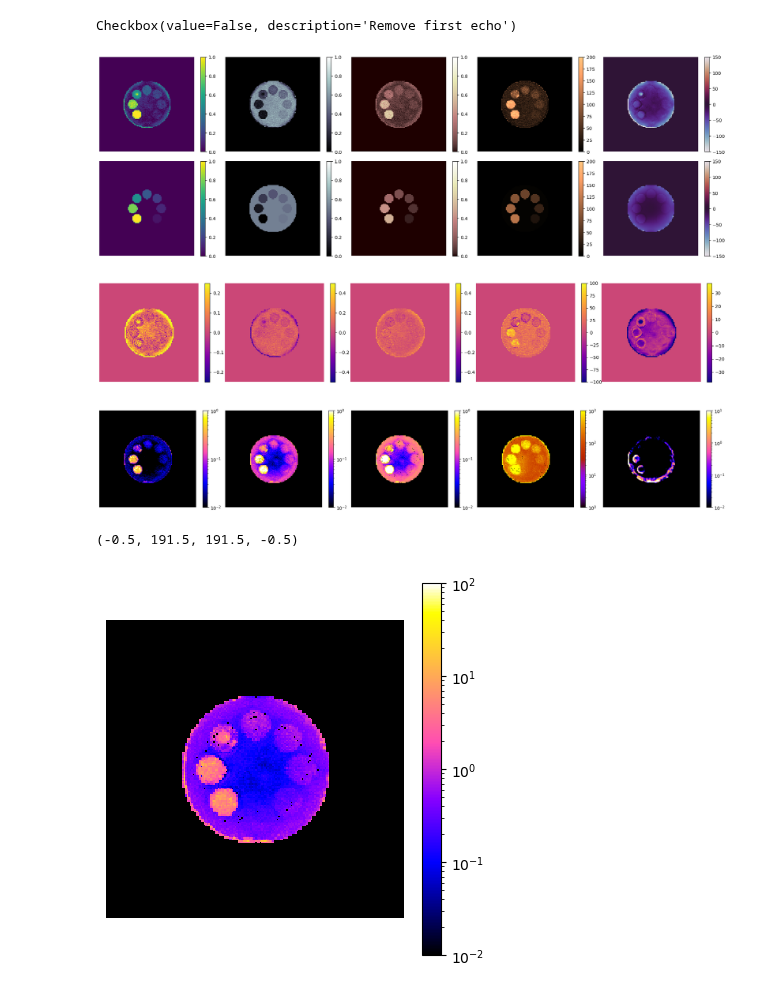
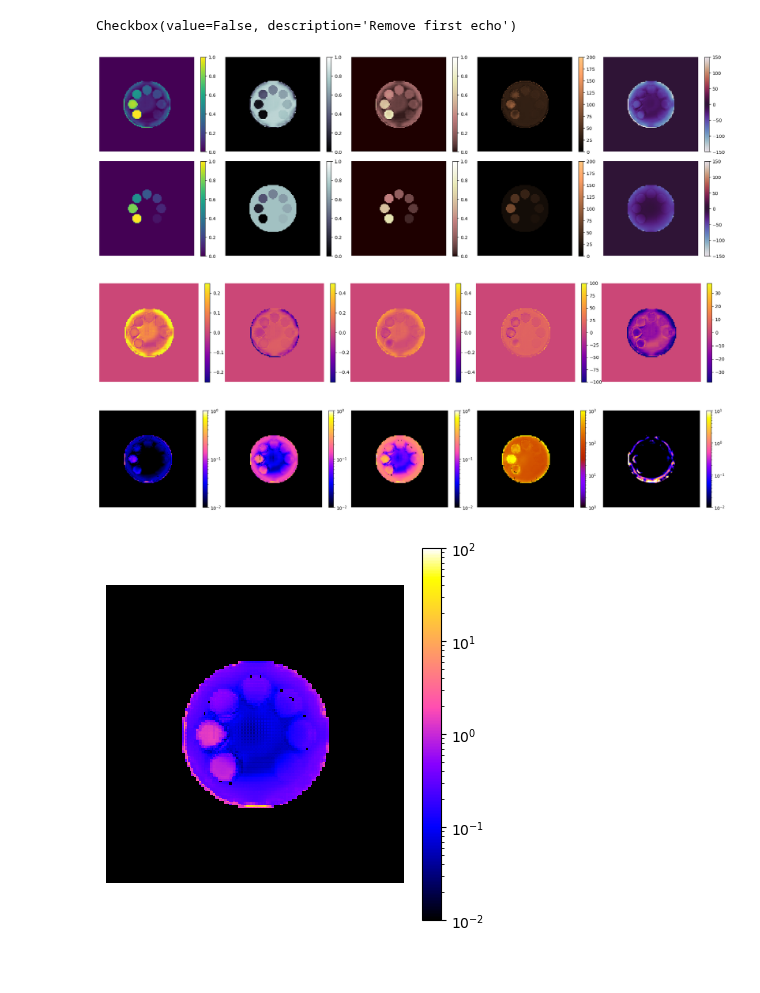
Before and after one commit to jpmeneses/IDEAL-GAN, a Jupyter notebook: ROI_phantom.ipynb, the cells around one changed output. Saved outputs shown, nothing was run; the diff lists cells and outputs as text; code cells hidden in the pictures.

```diff
--- a/ROI_phantom.ipynb
+++ b/ROI_phantom.ipynb
@@ -23,7 +23,7 @@ from itertools import cycle
 ############################################################
 # dataset_dir = '../MATLAB/waterFatSignalPhantom/data_out/'
 dataset_dir = '../../OneDrive - Universidad Católica de Chile/Documents/MATLAB/waterFatSignalPhantom/data_out/'
-dataset_hdf5_1 = 'phantom_SNR10.hdf5'
+dataset_hdf5_1 = 'mod_phantom_SNR99.hdf5'
 
 ############################################################
 ################### LOAD DATASET 1 #########################
@@ -311,7 +311,7 @@ ax8.axis('off')
 plt.subplots_adjust(top=1,bottom=0,right=1,left=0,hspace=0.1,wspace=0)
 plt.show()
 # %% [output]
-[figure, old version]
+[figure, new version]
 # %%
 # DISPLAY ERROR (4 OUTPUTS)
 fig_err, (ix0,ix1,ix2,ix3,ix4) = plt.subplots(figsize=(19, 3), nrows=1, ncols=5)
@@ -351,7 +351,7 @@ ix4.axis('off')
 plt.subplots_adjust(top=1,bottom=0,right=1,left=0,hspace=0.1,wspace=0)
 plt.show()
 # %% [output]
-[figure, old version]
+[figure, new version]
 # %%
 from matplotlib.colors import LogNorm
 
@@ -387,18 +387,18 @@ if A2B_var is not None: #bayesian
     plt.subplots_adjust(top=1,bottom=0,right=1,left=0,hspace=0.1,wspace=0)
     plt.show()
 # %% [output]
-[figure, old version]
+[figure, new version]
 # %%
-PDFF_var = F_var/(f_aux**2 + 1e-8)
-PDFF_var -= 2 * WF_var / (f_aux*(w_aux+f_aux) + 1e-12)
-PDFF_var += (W_var + F_var + 2*WF_var)/(w_aux + f_aux + 1e-12)
-PDFF_var *= f_aux**2 / (w_aux+f_aux + 1e-6)**2 #[W_var,WF_var,F_var]
-PDFF_var[PDFF_var<=0.0] = 1e-2
+if A2B_var is not None: #bayesian
+    PDFF_var = F_var/(f_aux**2 + 1e-8)
+    PDFF_var -= 2 * WF_var / (f_aux*(w_aux+f_aux) + 1e-12)
+    PDFF_var += (W_var + F_var + 2*WF_var)/(w_aux + f_aux + 1e-12)
+    PDFF_var *= f_aux**2 / (w_aux+f_aux + 1e-6)**2 #[W_var,WF_var,F_var]
+    PDFF_var[PDFF_var<=0.0] = 1e-2
 
-plt.matshow(PDFF_var, cmap='gnuplot2', norm=LogNorm(vmin=1e-2,vmax=1e2))
-plt.colorbar()
-plt.axis('off')
+    plt.matshow(PDFF_var, cmap='gnuplot2', norm=LogNorm(vmin=1e-2,vmax=1e2))
+    plt.colorbar()
+    plt.axis('off')
 # %% [output]
-(-0.5, 191.5, 191.5, -0.5)
-[figure, old version]
+[figure, new version]
 # %%
```
Also changed, not shown: parts of 8 cells of this notebook.
